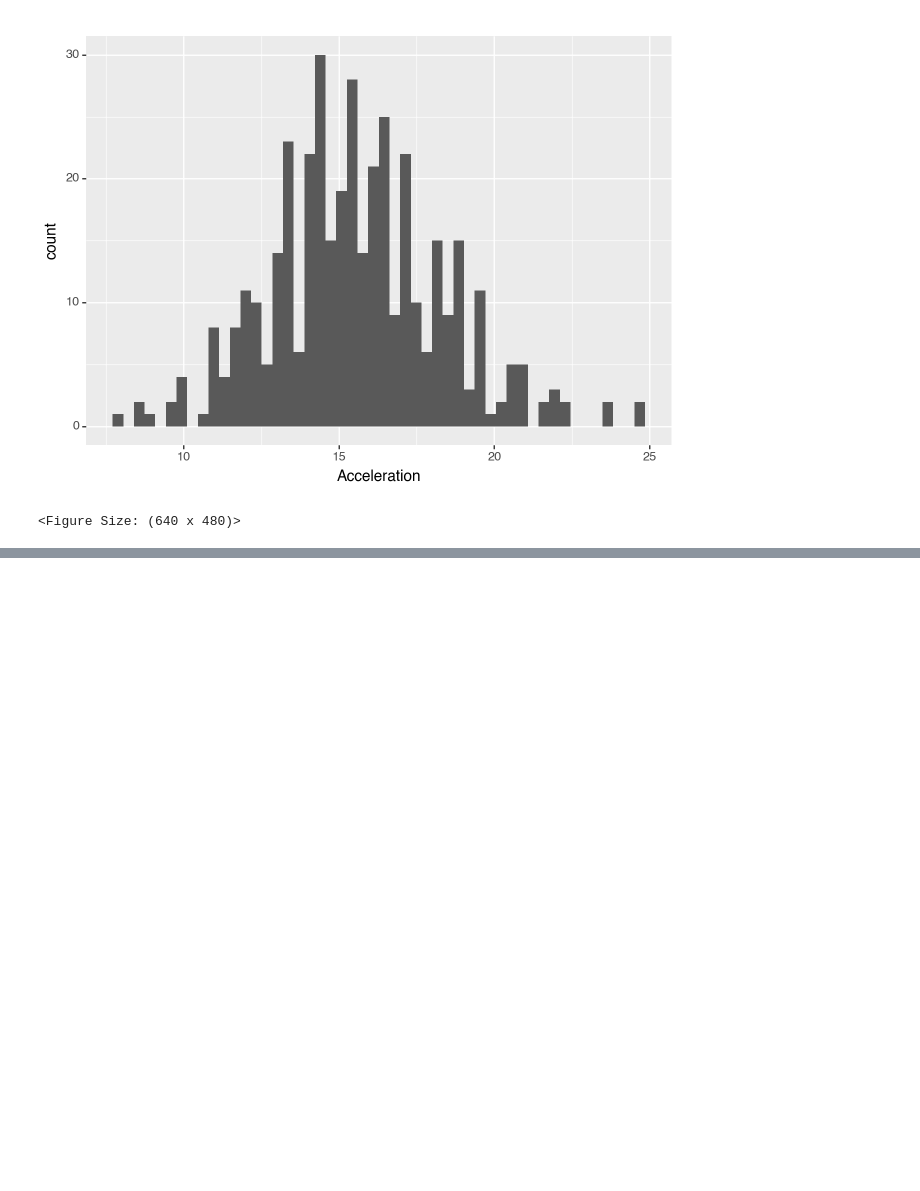
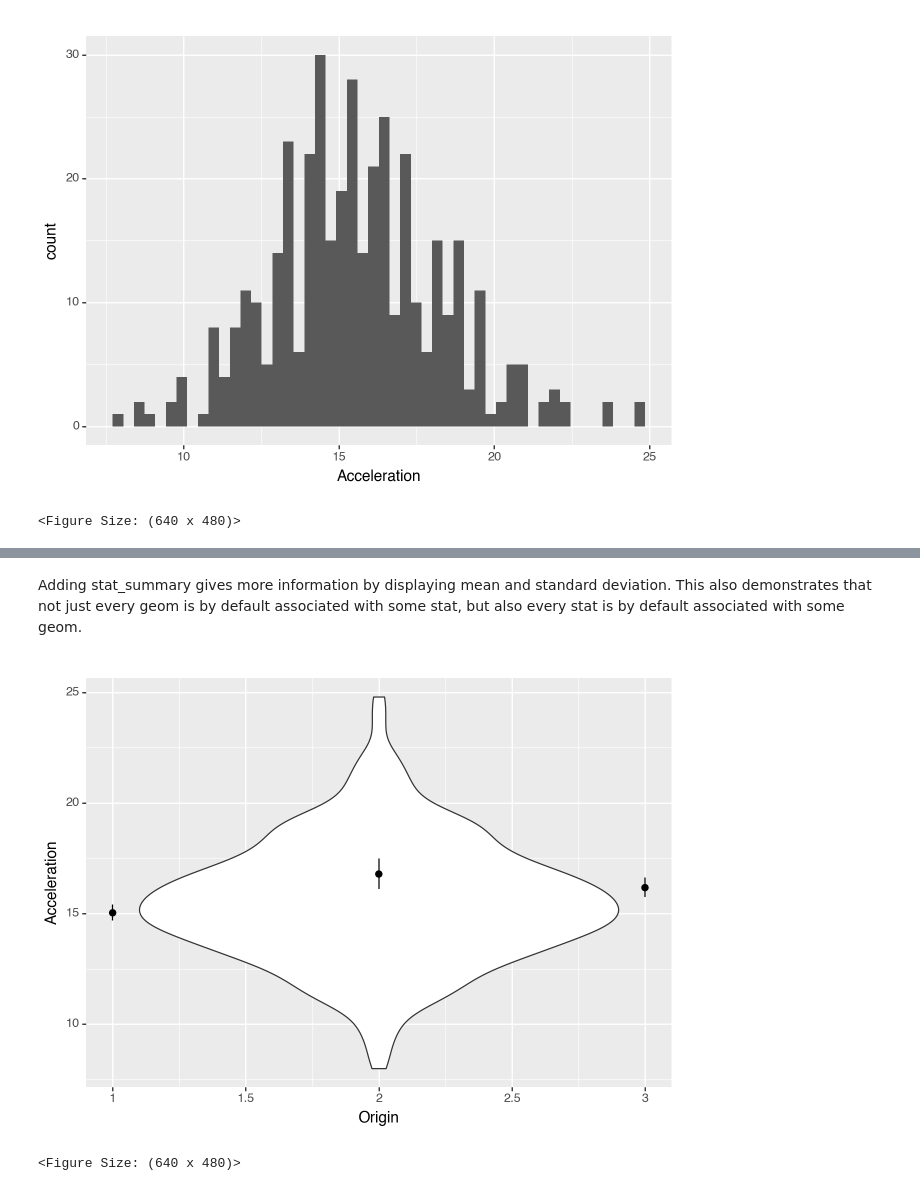
Before and after one commit to scientificprogrammingUOS/lectures_2023, a Jupyter notebook: 8_statistical_modeling/ggplot.ipynb, the cells around one changed output, grey strips where cells are left out. Drawn from its saved outputs; the diff is of its cells as text; code cells hidden in the pictures; blank space fills up the shorter version.

```diff
--- a/8_statistical_modeling/ggplot.ipynb
+++ b/8_statistical_modeling/ggplot.ipynb
@@ -179,0 +215,10 @@ Make a histogram of the yield for all observations. Make the bins 5 units wide.
+# %% [markdown]
+Adding stat_summary gives more information by displaying mean and standard deviation. This also demonstrates that not just every geom is by default associated with some stat, but also every stat is by default associated with some geom.
+# %%
+(ggplot(cars, aes(x='Origin', y='Acceleration'))
+ + geom_violin()
+ + stat_summary()
+)
+# %% [output]
+[figure, added]
+<Figure Size: (640 x 480)>
```
Also changed, not shown: parts of 79 cells of this notebook.
